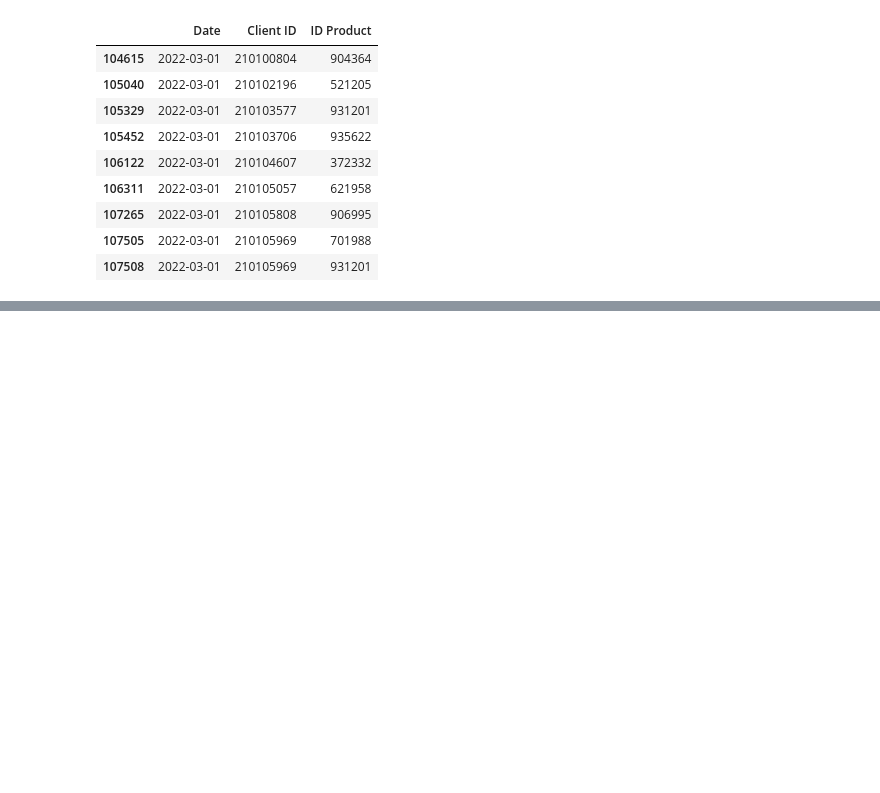
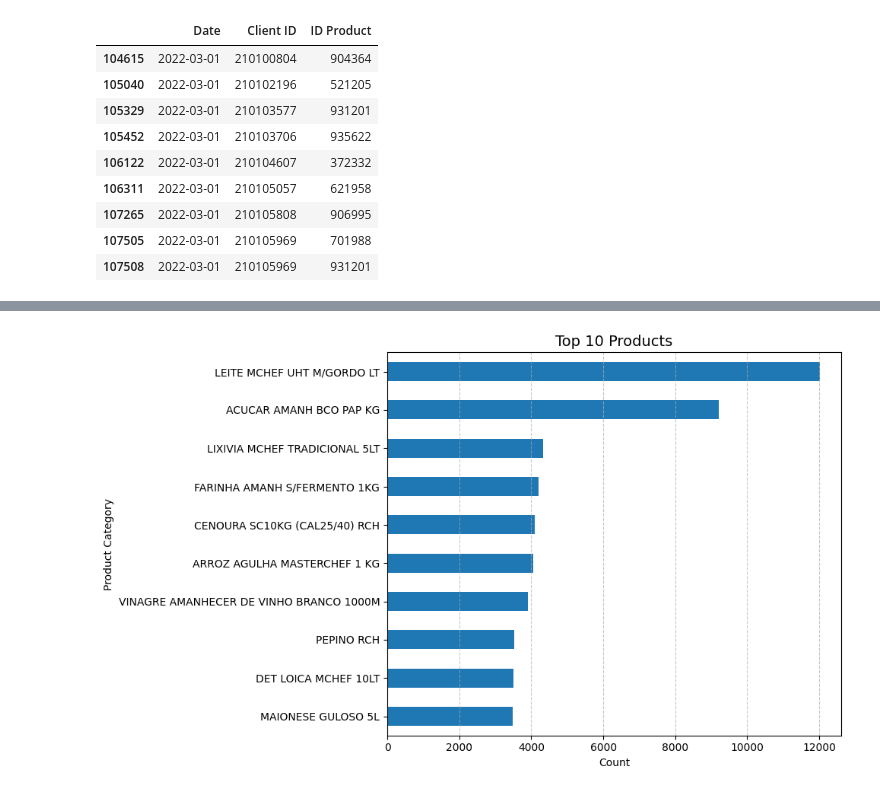
Before and after one commit to philippedut/BC_DA_Rechio, a Jupyter notebook: Notebooks/Main.ipynb, the cells around one changed output, grey strips where cells are left out. Cells and saved outputs as stored; diff of their text form; code cells hidden in the pictures; blank space fills up the shorter version.

```diff
--- a/Notebooks/Main.ipynb
+++ b/Notebooks/Main.ipynb
@@ -273,0 +454,14 @@ Name: ID Client Type, Length: 4933, dtype: object
+# %%
+# Top 10 products sold
+
+df['Product Description'].value_counts().head(10).iloc[::-1].plot(kind='barh', figsize=(10, 6))
+plt.title('Top 10 Products', fontsize=plots_Title_fontSize, color=plots_Title_textColour)
+plt.xlabel('Count', fontsize=subPlots_xAxis_fontSize)
+plt.ylabel('Product Category', fontsize=subPlots_yAxis_fontSize)
+plt.xticks(fontsize=subPlots_xAxis_fontSize)
+plt.yticks(fontsize=subPlots_yAxis_fontSize)
+plt.grid(axis='x', linestyle='--', alpha=0.7)
+plt.tight_layout()
+plt.show()
+# %% [output]
+[figure, added]
```
Also changed, not shown: parts of 35 cells of this notebook, 3 other files.
